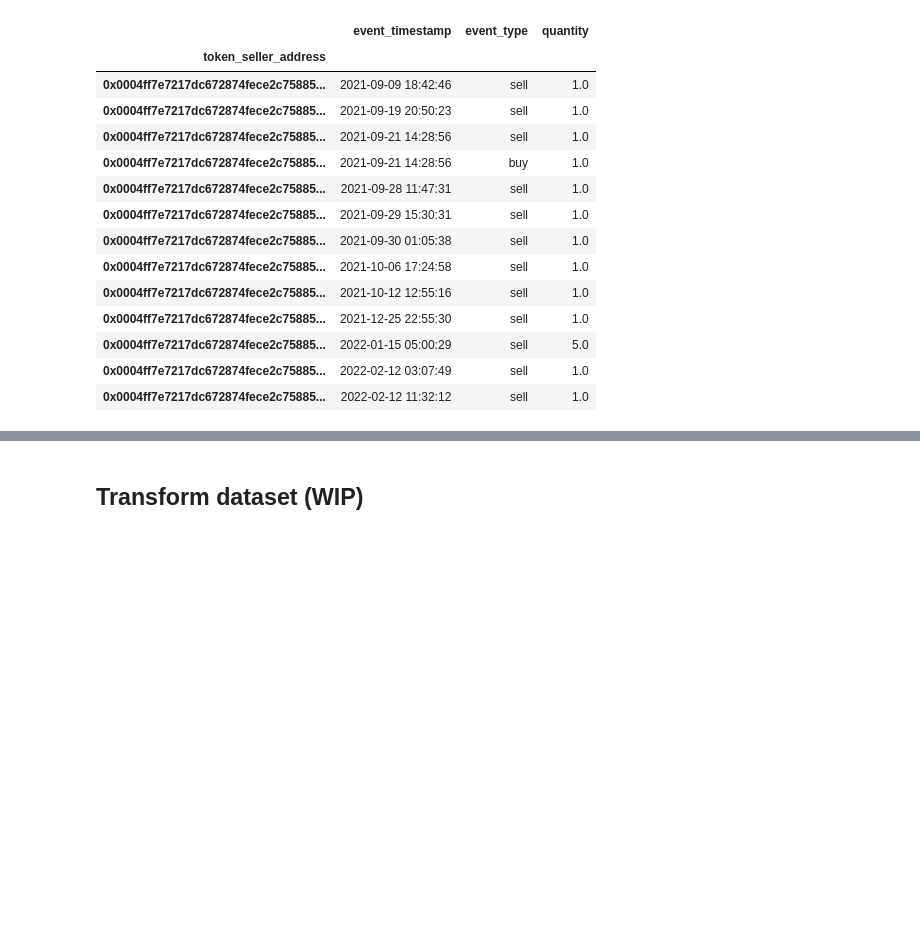
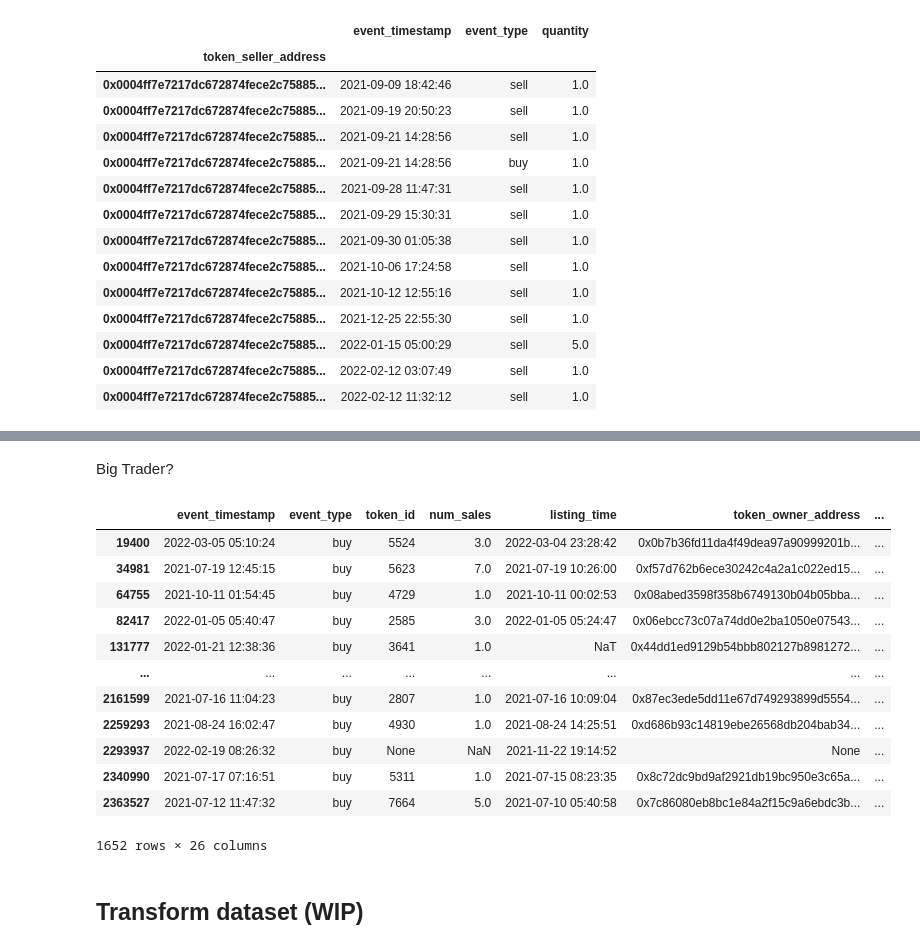
Before and after one commit to Cryptoro-DAO/OpenSea-API-crawler, a Jupyter notebook: Wallets Feature Engineering.ipynb, the cells around one changed output, grey strips where cells are left out. Drawn from its saved outputs; the diff is of its cells as text; code cells hidden in the pictures; blank space fills up the shorter version.

```diff
--- a/Wallets Feature Engineering.ipynb
+++ b/Wallets Feature Engineering.ipynb
@@ -727,0 +730,5 @@ wallets.set_index("token_seller_address") \
+# %%
+wallets["cash_flow"] = np.where(wallets.event_type == "buy",
+                                -wallets.deal_price_usd,
+                                 wallets.deal_price_usd)
+wallets.loc[:, ["event_type", "cash_flow"]]
@@ -727,0 +751,4 @@ wallets.set_index("token_seller_address") \
+# %%
+wallets.set_index("event_timestamp") \
+    .loc["2022-01"] \
+    .groupby("token_seller_address")["cash_flow"].sum().sort_values(ascending=False)
@@ -728,3 +769,21 @@ wallets.set_index("token_seller_address") \
+# %% [markdown]
+Big Trader?
+# %%
+wallets.loc[wallets.token_seller_address == "0x17082a8fbae3c10d73a361f218ae77bafb62bf4d"]
+# %% [output]
+|  | event_timestamp | event_type | token_id | num_sales | listing_time | token_owner_address | ... |
+| 19400 | 2022-03-05 05:10:24 | buy | 5524 | 3.0 | 2022-03-04 23:28:42 | 0x0b7b36fd11da4f49dea97a90999201b... | ... |
+| 34981 | 2021-07-19 12:45:15 | buy | 5623 | 7.0 | 2021-07-19 10:26:00 | 0xf57d762b6ece30242c4a2a1c022ed15... | ... |
+| 64755 | 2021-10-11 01:54:45 | buy | 4729 | 1.0 | 2021-10-11 00:02:53 | 0x08abed3598f358b6749130b04b05bba... | ... |
+| 82417 | 2022-01-05 05:40:47 | buy | 2585 | 3.0 | 2022-01-05 05:24:47 | 0x06ebcc73c07a74dd0e2ba1050e07543... | ... |
+| 131777 | 2022-01-21 12:38:36 | buy | 3641 | 1.0 | NaT | 0x44dd1ed9129b54bbb802127b8981272... | ... |
+| ... | ... | ... | ... | ... | ... | ... | ... |
+| 2161599 | 2021-07-16 11:04:23 | buy | 2807 | 1.0 | 2021-07-16 10:09:04 | 0x87ec3ede5dd11e67d749293899d5554... | ... |
+| 2259293 | 2021-08-24 16:02:47 | buy | 4930 | 1.0 | 2021-08-24 14:25:51 | 0xd686b93c14819ebe26568db204bab34... | ... |
+| 2293937 | 2022-02-19 08:26:32 | buy | None | NaN | 2021-11-22 19:14:52 | None | ... |
+| 2340990 | 2021-07-17 07:16:51 | buy | 5311 | 1.0 | 2021-07-15 08:23:35 | 0x8c72dc9bd9af2921db19bc950e3c65a... | ... |
+| 2363527 | 2021-07-12 11:47:32 | buy | 7664 | 5.0 | 2021-07-10 05:40:58 | 0x7c86080eb8bc1e84a2f15c9a6ebdc3b... | ... |
+1652 rows × 26 columns
 # %% [markdown]
 ## Transform dataset (WIP)
 # %%
```
Also changed, not shown: parts of 4 cells of this notebook.
